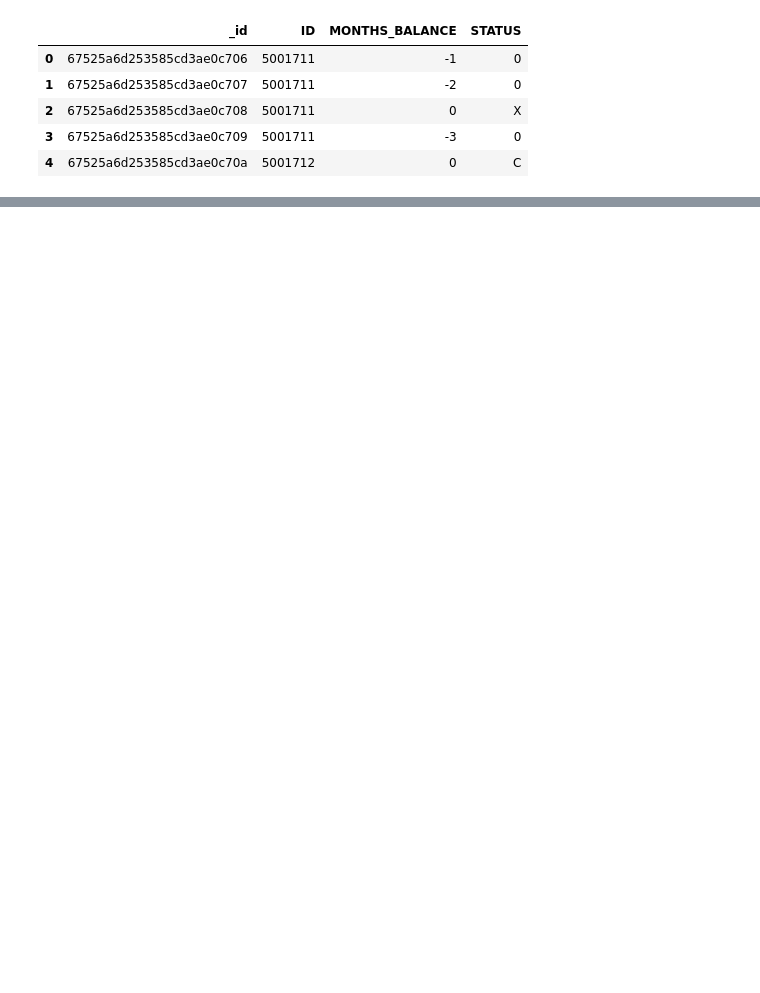
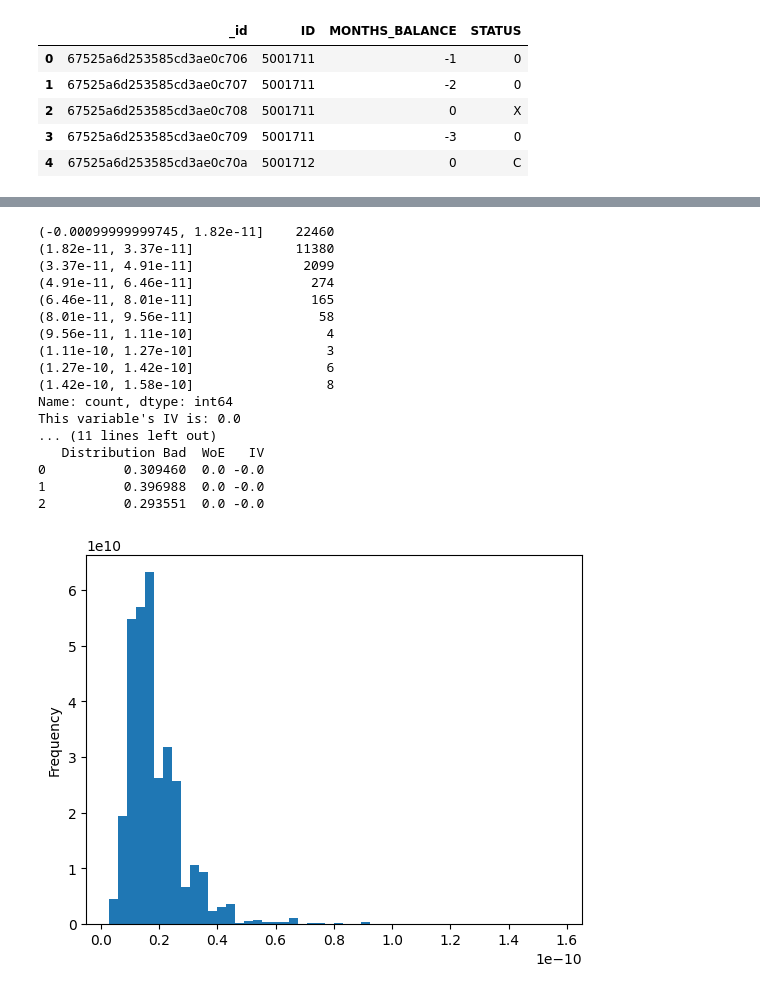
Before and after one commit to lsunley/Project4-ML, a Jupyter notebook: application_notebook.ipynb, the cells around one changed output, grey strips where cells are left out. Cells and saved outputs as stored; diff of their text form; code cells hidden in the pictures; blank space fills up the shorter version.

```diff
--- a/application_notebook.ipynb
+++ b/application_notebook.ipynb
@@ -111,0 +488,16 @@ Index(['_id', 'ID', 'MONTHS_BALANCE', 'STATUS'], dtype='object')
+# %%
+# Create categories using pd.qcut
+new_data['gp_inc'] = pd.qcut(
+    new_data['INCOME TOTAL'],
+    q=3,  # Number of quantiles
+    labels=["low", "medium", "high"]
+)
+
+# Calculate IV
+iv, data = calc_iv(new_data, 'gp_inc', 'target')
+
+# Update IV table
+ivtable.loc[ivtable['variable'] == 'INCOME TOTAL', 'IV'] = iv
+
+# Print results
+print(data.head())
@@ -111,0 +521,47 @@ Index(['_id', 'ID', 'MONTHS_BALANCE', 'STATUS'], dtype='object')
+# %%
+# Convert 'INCOME TOTAL' to numeric and normalize
+new_data['INCOME TOTAL'] = new_data['INCOME TOTAL'].astype(float) / 10000
+
+# Print distribution
+print(new_data['INCOME TOTAL'].value_counts(bins=10, sort=False))
+
+# Plot histogram
+new_data['INCOME TOTAL'].plot(kind='hist', bins=50, density=True)
+
+# Create categories using pd.qcut
+new_data['gp_inc'] = pd.qcut(
+    new_data['INCOME TOTAL'],
+    q=3,  # Quantiles
+    labels=["low", "medium", "high"]
+)
+
+# Add 'NULL' as a category to avoid errors when filling NaNs
+new_data['gp_inc'] = new_data['gp_inc'].cat.add_categories("NULL").fillna("NULL")
+
+# Calculate IV
+iv, data = calc_iv(new_data, 'gp_inc', 'target')
+
+# Update IV table
+ivtable.loc[ivtable['variable'] == 'INCOME TOTAL', 'IV'] = iv
+
+# Print results
+print(data.head())
+# %% [output]
+(-0.00099999999745, 1.82e-11]    22460
+(1.82e-11, 3.37e-11]             11380
+(3.37e-11, 4.91e-11]              2099
+(4.91e-11, 6.46e-11]               274
+(6.46e-11, 8.01e-11]               165
+(8.01e-11, 9.56e-11]                58
+(9.56e-11, 1.11e-10]                 4
+(1.11e-10, 1.27e-10]                 3
+(1.27e-10, 1.42e-10]                 6
+(1.42e-10, 1.58e-10]                 8
+Name: count, dtype: int64
+This variable's IV is: 0.0
+... (11 lines left out)
+   Distribution Bad  WoE   IV
+0          0.309460  0.0 -0.0
+1          0.396988  0.0 -0.0
+2          0.293551  0.0 -0.0
+[figure, added]
```
Also changed, not shown: parts of 61 cells of this notebook.
